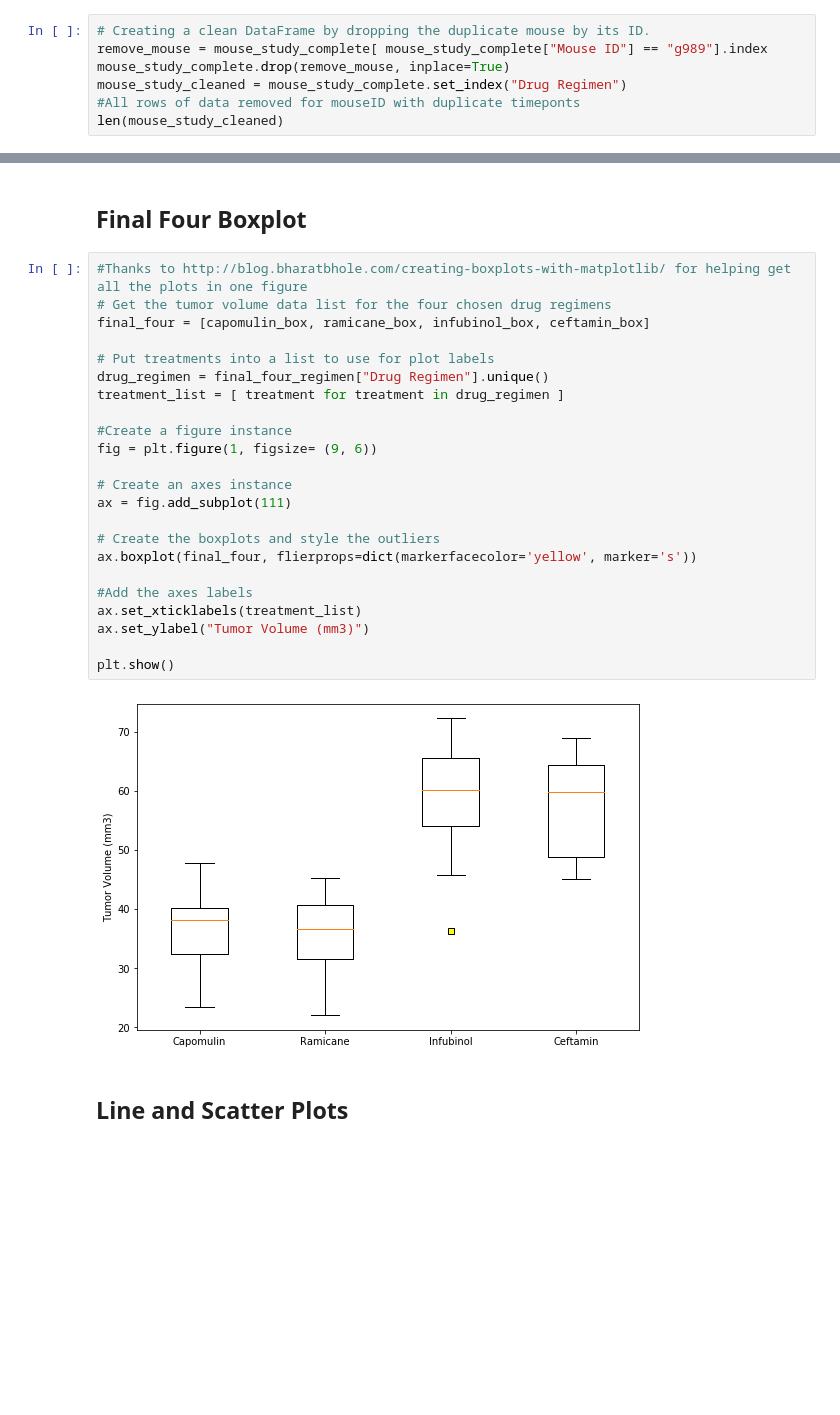
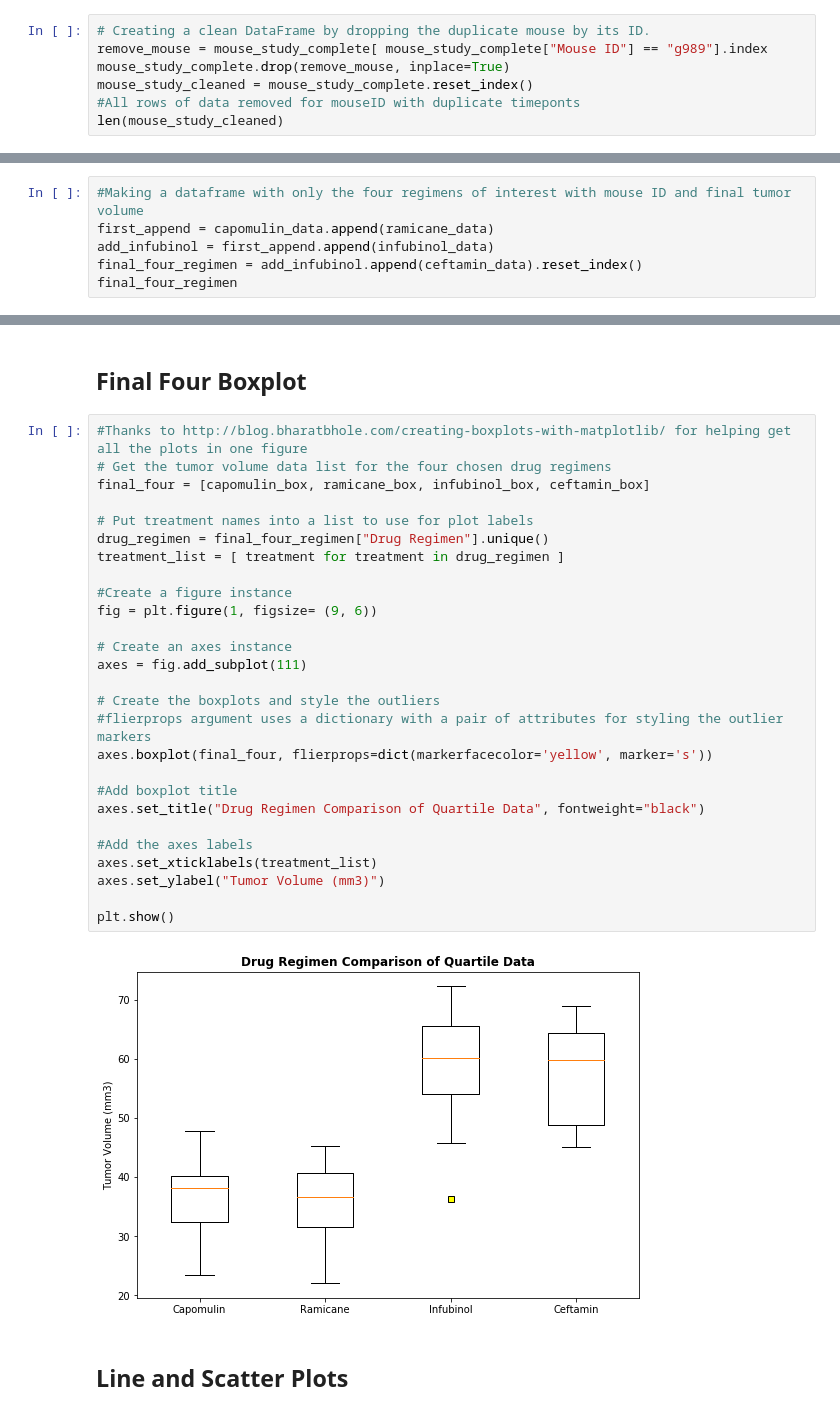
Before and after one commit to Michelin96/matplotlib-challenge, a Jupyter notebook: Pymaceuticals/pymaceuticals.ipynb, the cells around one changed output, grey strips where cells are left out. Drawn from its saved outputs; the diff is of its cells as text; blank space fills up the shorter version.

Commit message:
updated readme, added observations, finalized plots and data

```diff
--- a/Pymaceuticals/pymaceuticals.ipynb
+++ b/Pymaceuticals/pymaceuticals.ipynb
@@ -97,7 +101,7 @@ mouse_with_duplicates
 # Creating a clean DataFrame by dropping the duplicate mouse by its ID.
 remove_mouse = mouse_study_complete[ mouse_study_complete["Mouse ID"] == "g989"].index
 mouse_study_complete.drop(remove_mouse, inplace=True)
-mouse_study_cleaned = mouse_study_complete.set_index("Drug Regimen")
+mouse_study_cleaned = mouse_study_complete.reset_index()
 #All rows of data removed for mouseID with duplicate timeponts
 len(mouse_study_cleaned)
 # %% [output]
@@ -435,3 +438,9 @@ Values below 25.355449580000002 could be outliers.
 Values above 87.66645829999999 could be outliers.
 Minimum Final Tumor Volume: 45.0
 Maximum Final Tumor Volume: 68.92318457
+# %%
+#Making a dataframe with only the four regimens of interest with mouse ID and final tumor volume
+first_append = capomulin_data.append(ramicane_data)
+add_infubinol = first_append.append(infubinol_data)
+final_four_regimen = add_infubinol.append(ceftamin_data).reset_index()
+final_four_regimen
@@ -440,28 +463,32 @@ Maximum Final Tumor Volume: 68.92318457
 # %%
 #Thanks to http://blog.bharatbhole.com/creating-boxplots-with-matplotlib/ for helping get all the plots in one figure
 # Get the tumor volume data list for the four chosen drug regimens
 final_four = [capomulin_box, ramicane_box, infubinol_box, ceftamin_box]
 
-# Put treatments into a list to use for plot labels
+# Put treatment names into a list to use for plot labels
 drug_regimen = final_four_regimen["Drug Regimen"].unique()
 treatment_list = [ treatment for treatment in drug_regimen ]
 
 #Create a figure instance
 fig = plt.figure(1, figsize= (9, 6))
 
 # Create an axes instance
-ax = fig.add_subplot(111)
+axes = fig.add_subplot(111)
 
 # Create the boxplots and style the outliers
-ax.boxplot(final_four, flierprops=dict(markerfacecolor='yellow', marker='s'))
+#flierprops argument uses a dictionary with a pair of attributes for styling the outlier markers
+axes.boxplot(final_four, flierprops=dict(markerfacecolor='yellow', marker='s'))
+
+#Add boxplot title
+axes.set_title("Drug Regimen Comparison of Quartile Data", fontweight="black")
 
 #Add the axes labels
-ax.set_xticklabels(treatment_list)
-ax.set_ylabel("Tumor Volume (mm3)")
+axes.set_xticklabels(treatment_list)
+axes.set_ylabel("Tumor Volume (mm3)")
 
 plt.show()
 # %% [output]
-[figure, old version]
+[figure, new version]
 # %% [markdown]
 ## Line and Scatter Plots
 # %%
```
Also changed, not shown: parts of 18 cells of this notebook, 1 other file.
